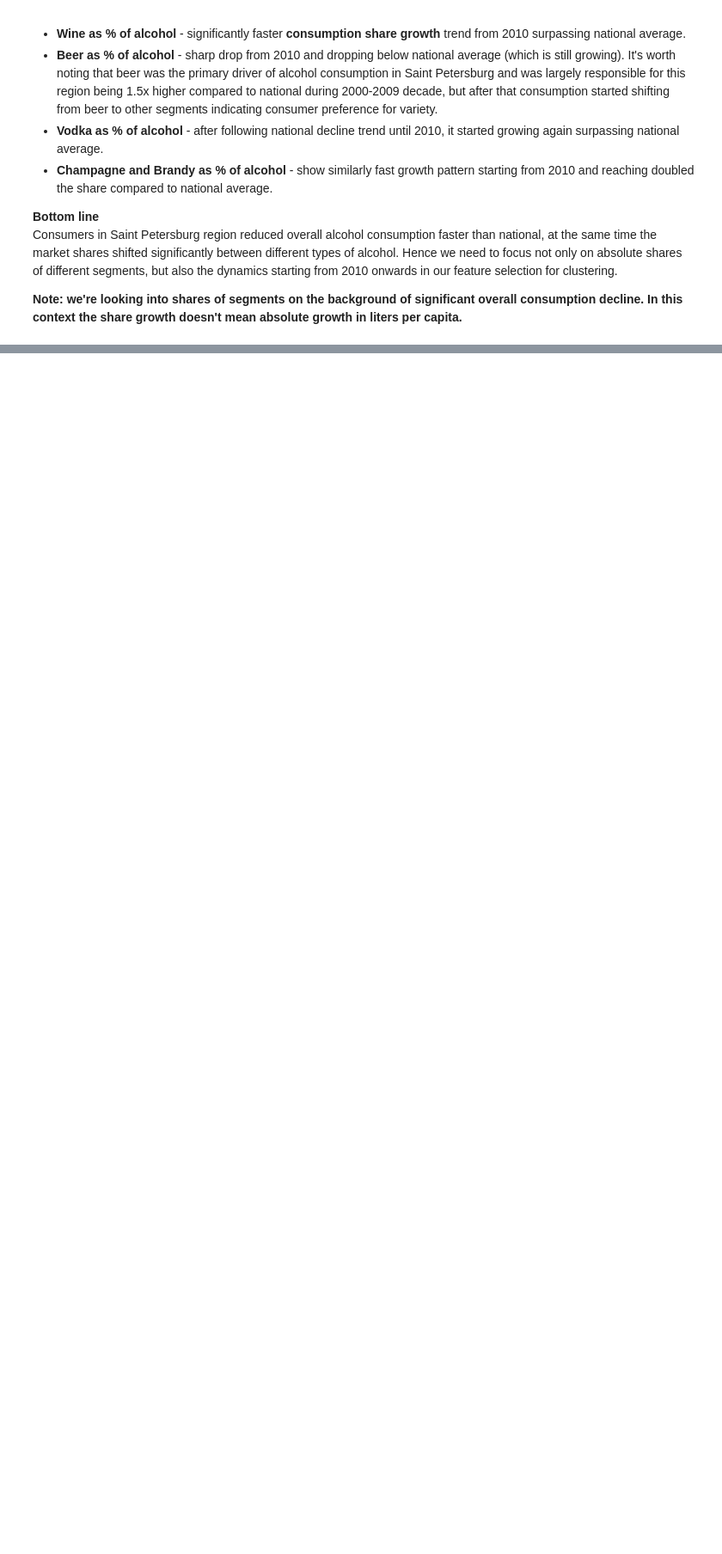
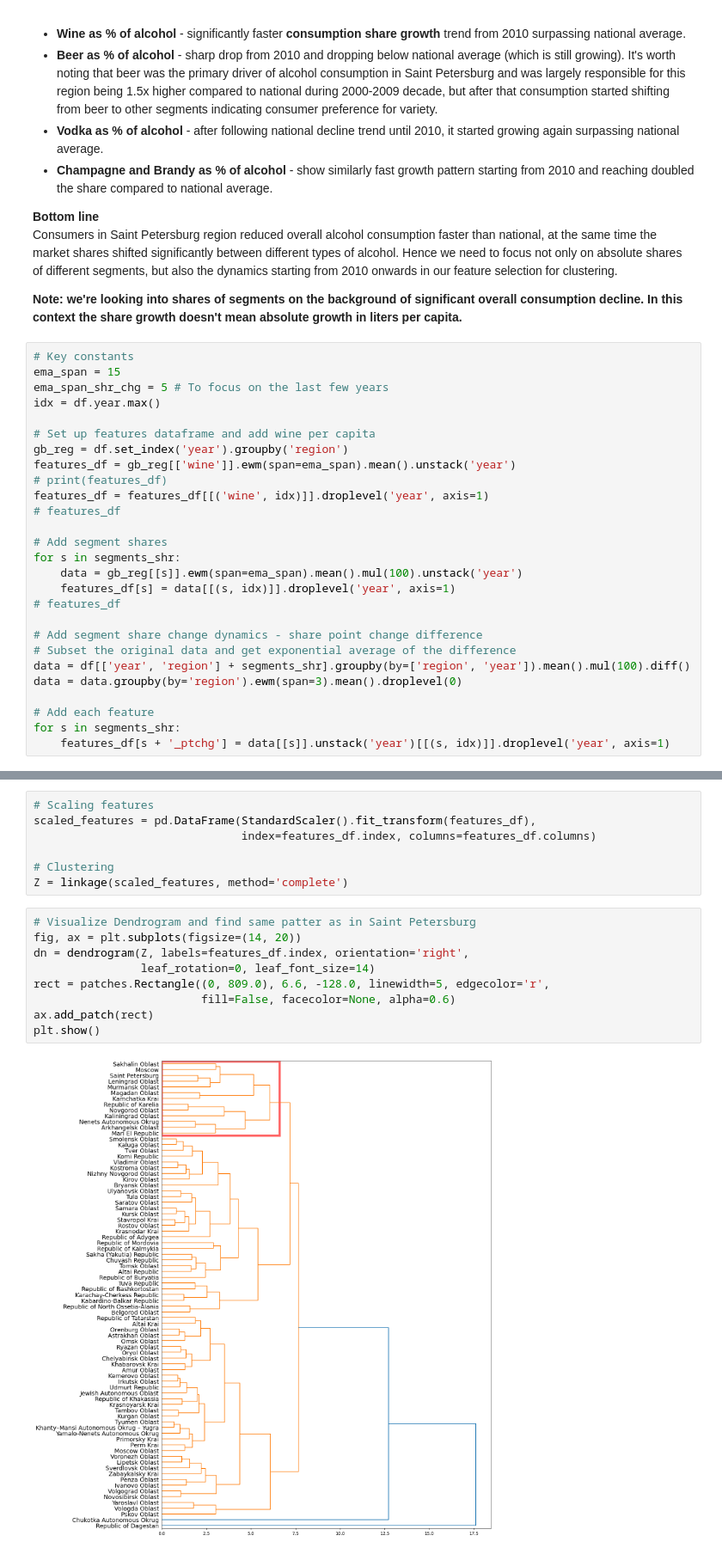
Before and after one commit to Nikhilsharma508/Project, a Jupyter notebook: Alcohol_consumption.ipynb, the cells around one changed output, grey strips where cells are left out. Shown at 86% size. Saved outputs shown, nothing was run; the diff lists cells and outputs as text; blank space fills up the shorter version.

```diff
--- a/Alcohol_consumption.ipynb
+++ b/Alcohol_consumption.ipynb
@@ -198,3 +198,30 @@ Saint Petersburg appears to show a significant trend differences vs. national av
 Consumers in Saint Petersburg region reduced overall alcohol consumption faster than national, at the same time the market shares shifted significantly between different types of alcohol. Hence we need to focus not only on absolute shares of different segments, but also the dynamics starting from 2010 onwards in our feature selection for clustering.
 
 **Note: we're looking into shares of segments on the background of significant overall consumption decline. In this context the share growth doesn't mean absolute growth in liters per capita.**
+# %%
+# Key constants
+ema_span = 15
+ema_span_shr_chg = 5 # To focus on the last few years
+idx = df.year.max()
+
+# Set up features dataframe and add wine per capita
+gb_reg = df.set_index('year').groupby('region')
+features_df = gb_reg[['wine']].ewm(span=ema_span).mean().unstack('year')
+# print(features_df)
+features_df = features_df[[('wine', idx)]].droplevel('year', axis=1)
+# features_df
+
+# Add segment shares
+for s in segments_shr:
+    data = gb_reg[[s]].ewm(span=ema_span).mean().mul(100).unstack('year')
+    features_df[s] = data[[(s, idx)]].droplevel('year', axis=1)
+# features_df
+
+# Add segment share change dynamics - share point change difference
+# Subset the original data and get exponential average of the difference
+data = df[['year', 'region'] + segments_shr].groupby(by=['region', 'year']).mean().mul(100).diff()
+data = data.groupby(by='region').ewm(span=3).mean().droplevel(0)
+
+# Add each feature
+for s in segments_shr:
+    features_df[s + '_ptchg'] = data[[s]].unstack('year')[[(s, idx)]].droplevel('year', axis=1)
@@ -200,0 +251,18 @@ Consumers in Saint Petersburg region reduced overall alcohol consumption faster
+# %%
+# Scaling features
+scaled_features = pd.DataFrame(StandardScaler().fit_transform(features_df),
+                               index=features_df.index, columns=features_df.columns)
+
+# Clustering
+Z = linkage(scaled_features, method='complete')
+# %%
+# Visualize Dendrogram and find same patter as in Saint Petersburg
+fig, ax = plt.subplots(figsize=(14, 20))
+dn = dendrogram(Z, labels=features_df.index, orientation='right',
+                leaf_rotation=0, leaf_font_size=14)
+rect = patches.Rectangle((0, 809.0), 6.6, -128.0, linewidth=5, edgecolor='r',
+                         fill=False, facecolor=None, alpha=0.6)
+ax.add_patch(rect)
+plt.show()
+# %% [output]
+[figure, added]
```
Also changed, not shown: parts of 11 cells of this notebook.
